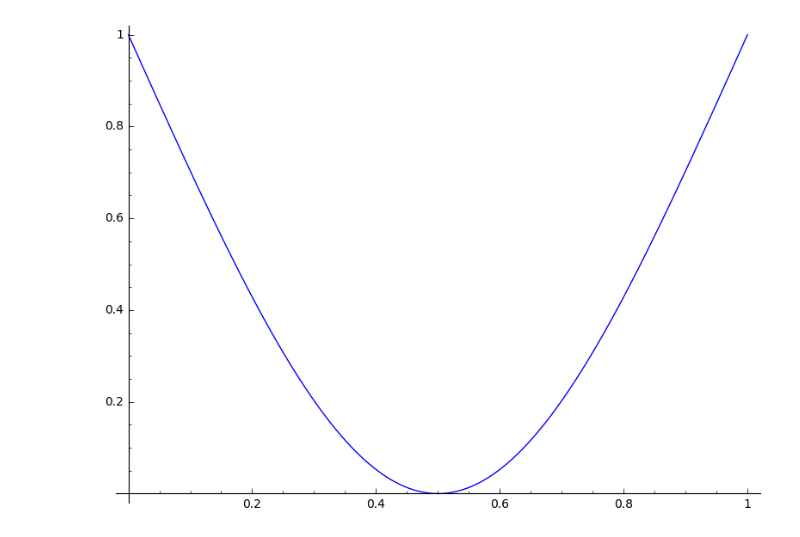
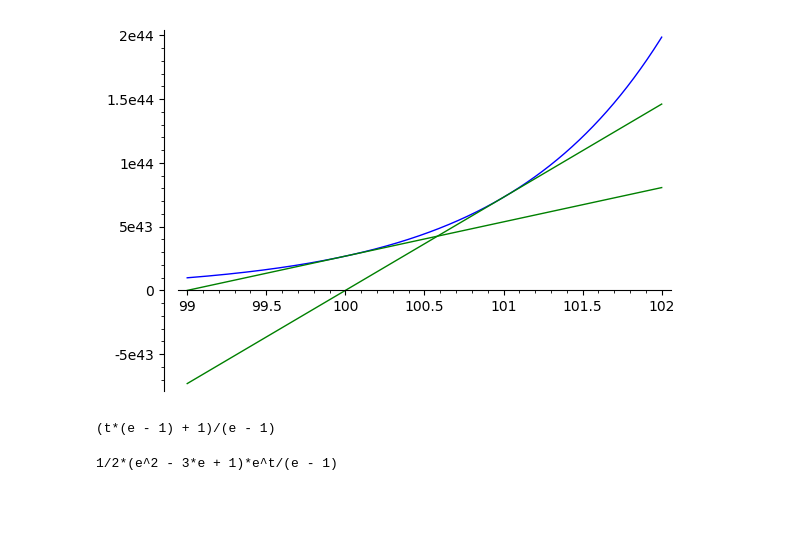
Before and after one commit to yamryo/notebooks, a Jupyter notebook: SageMath/Untitled2.ipynb, the cells around one changed output. Drawn from its saved outputs; the diff is of its cells as text; code cells hidden in the pictures; blank space fills up the shorter version.

```diff
--- a/SageMath/Untitled2.ipynb
+++ b/SageMath/Untitled2.ipynb
@@ -1,6 +1,31 @@
-# %%
-t=var('t')
-f(t) = ((1-t)-t)^2/((1-t)^2+t)
-plot(f(t),(t,0,1))
-# %% [output]
-[figure, removed]
+# %%
+x=var('x')
+f(x) = exp(x)
+df(x) = diff(f(x), x)
+
+a = 100
+rng = (x, a-1, a+2)
+
+G = plot(f(x), rng)
+L1 = plot(df(a)*(x-a)+f(a), rng, color="green")
+L2 = plot(df(a+1)*(x-a-1)+f(a+1), rng, color="green")
+
+show(G+L1+L2)
+# %% [output]
+[figure, added]
+# %%
+t = var('t')
+sol = solve(df(t)*(x-t)+f(t)-(df(t+1)*(x-t-1)+f(t+1)),x)
+
+T = x.subs(sol[0].simplify_rational()); show(T)
+# %% [output]
+(t*(e - 1) + 1)/(e - 1)
+# %%
+A1(t) = integral(f(x), (x, t, t+1)) #; print(simplify(A(t)))
+A2(t) = integral(df(t)*(x-t)+f(t), (x, t, T))
+A3(t) = integral(df(t+1)*(x-t-1)+f(t+1), (x, T, t+1))
+
+A(t) = abs(A1(t) - A2(t) -A3(t))
+show(A(t).simplify_full())
+# %% [output]
+1/2*(e^2 - 3*e + 1)*e^t/(e - 1)
```
Also changed, not shown: parts of 8 cells of this notebook, 24 other files.
